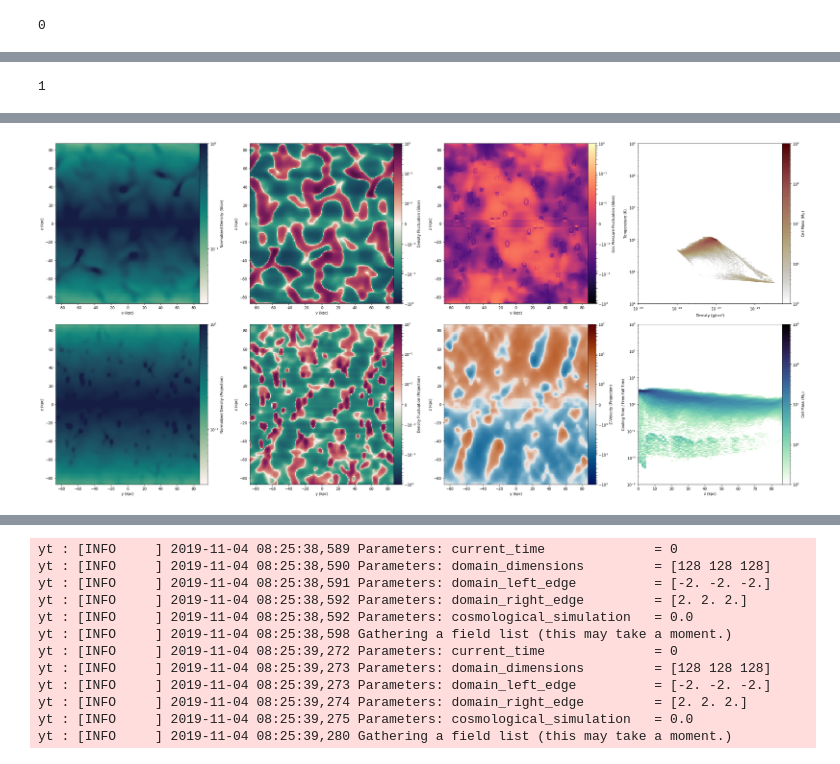
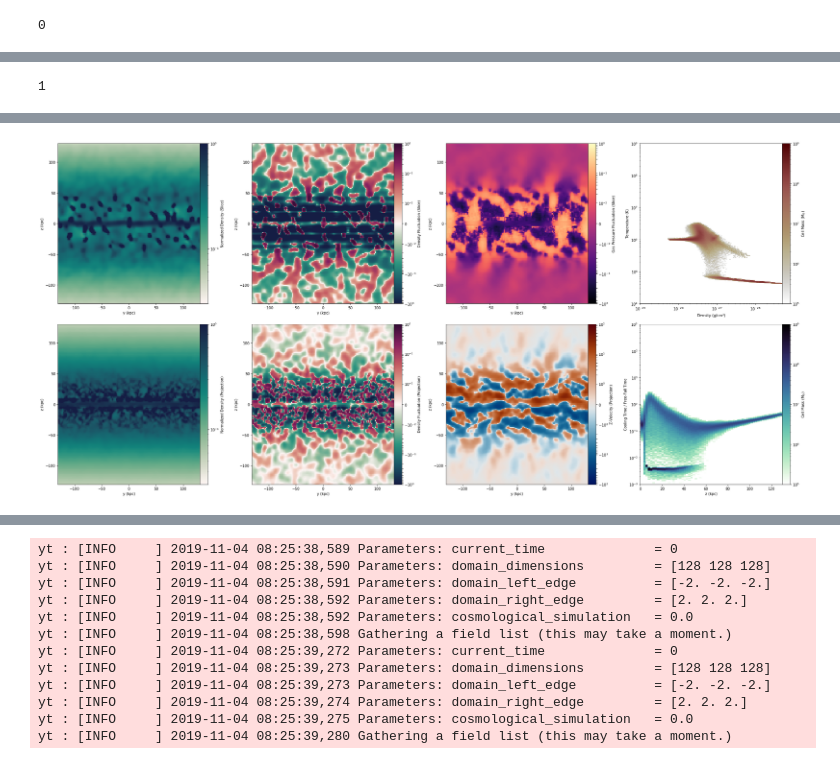
Before and after one commit to ibutsky/thermal_instabilities, a Jupyter notebook: analysis/test.ipynb, the cells around one changed output, grey strips where cells are left out. Drawn from its saved outputs; the diff is of its cells as text; code cells hidden in the pictures.

```diff
--- a/analysis/test.ipynb
+++ b/analysis/test.ipynb
@@ -25,6 +25,7 @@ yt : [INFO     ] 2019-11-05 14:21:26,022 Parameters: cosmological_simulation   =
 i = 35
 folder = 'isocool_tctf_3.0_beta_100.0'
 #folder = 'isocool_tctf_1.0_beta_10.0_cr_10.0'
+folder = 'isocool_tctf_0.1'
 ds = ytf.load('../../simulations/%s/DD%04d/DD%04d'%(folder, i, i))
 fig, ax = pt.plot_density_slices(ds)
 
@@ -59 +60 @@ yt : [INFO     ] 2019-11-05 14:22:49,005 Projection completed
-[figure, old version]
+[figure, new version]
```
Also changed, not shown: parts of 5 cells of this notebook, 3 other files.
